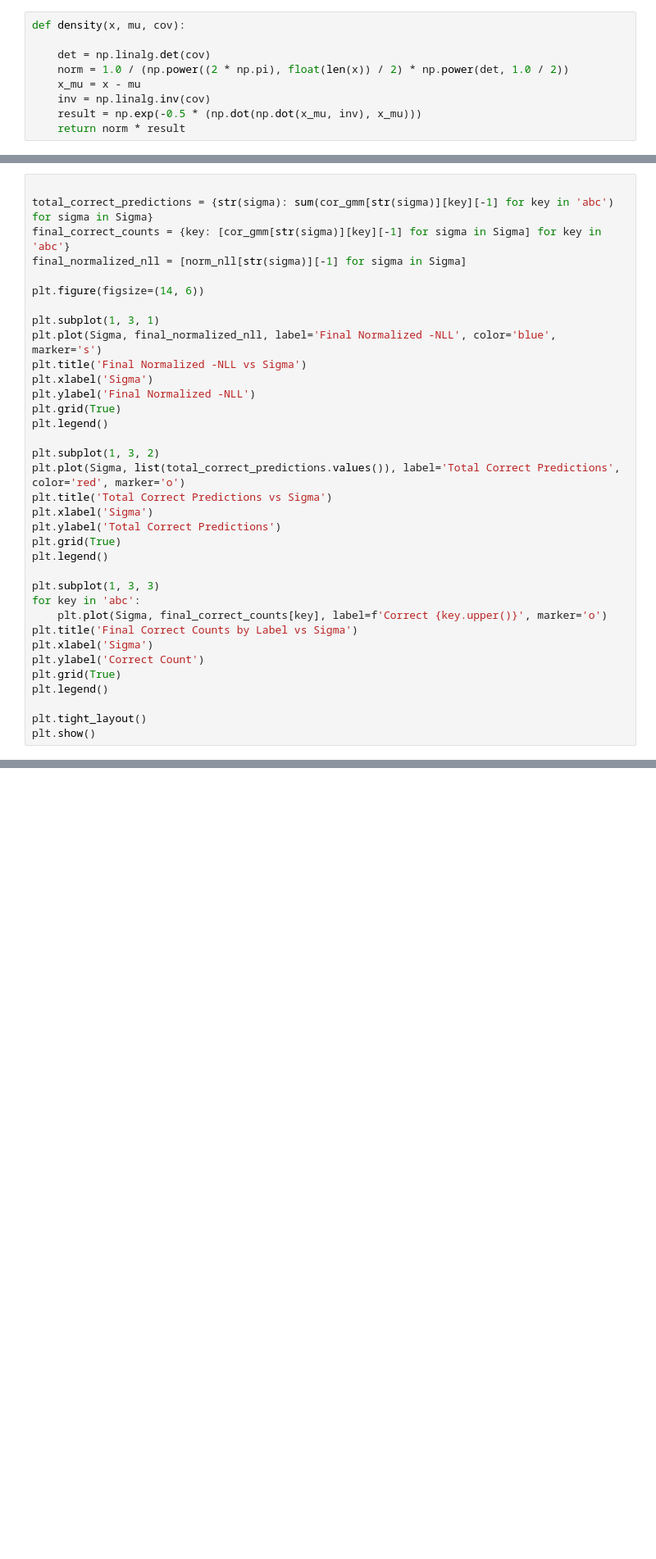
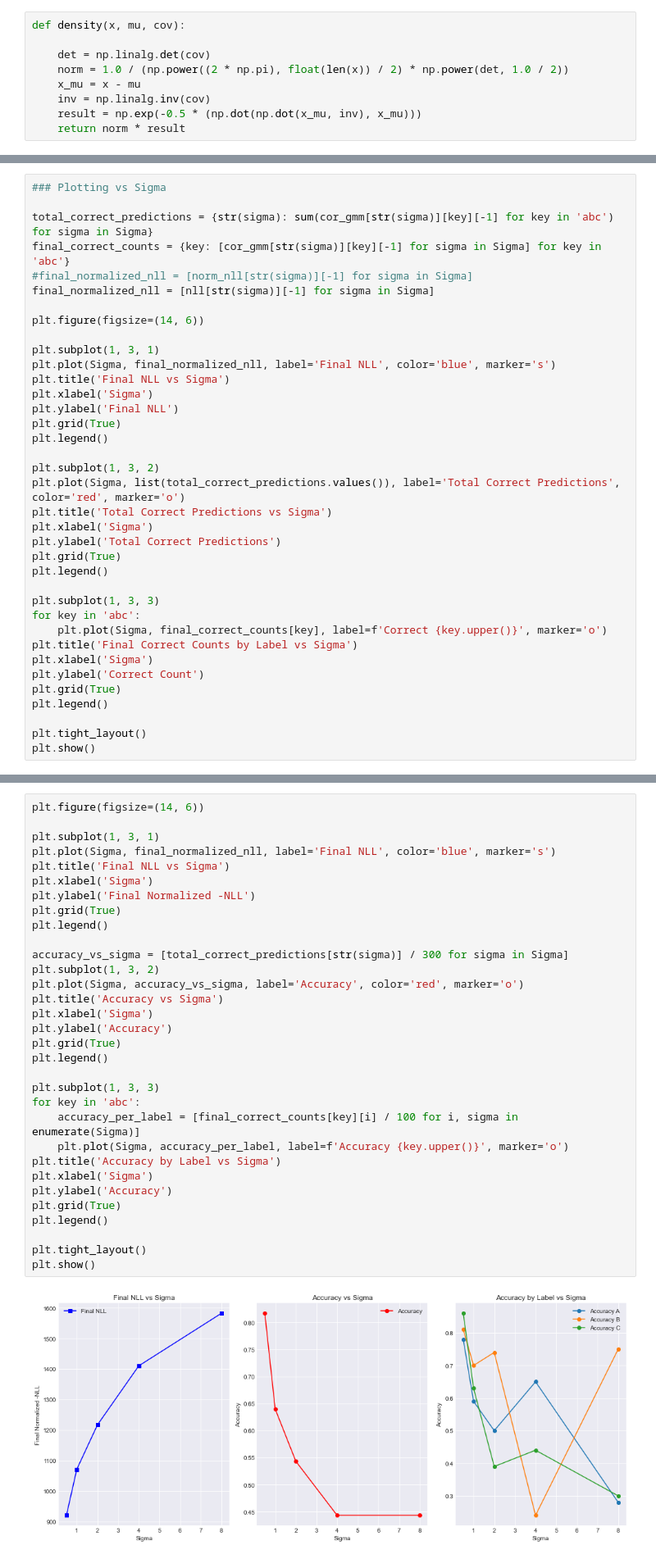
Before and after one commit to mturvillehei/CS_760, a Jupyter notebook: Homework_5/Homework_5_p1.ipynb, the cells around one changed output, grey strips where cells are left out. Shown: that part at 82% size. Drawn from its saved outputs; the diff is of its cells as text; blank space fills up the shorter version.

```diff
--- a/Homework_5/Homework_5_p1.ipynb
+++ b/Homework_5/Homework_5_p1.ipynb
@@ -468,16 +548,18 @@ for sigma in Sigma:
 # %%
+### Plotting vs Sigma
 
 total_correct_predictions = {str(sigma): sum(cor_gmm[str(sigma)][key][-1] for key in 'abc') for sigma in Sigma}
 final_correct_counts = {key: [cor_gmm[str(sigma)][key][-1] for sigma in Sigma] for key in 'abc'}
-final_normalized_nll = [norm_nll[str(sigma)][-1] for sigma in Sigma]
+#final_normalized_nll = [norm_nll[str(sigma)][-1] for sigma in Sigma]
+final_normalized_nll = [nll[str(sigma)][-1] for sigma in Sigma]
 
 plt.figure(figsize=(14, 6))
 
 plt.subplot(1, 3, 1)
-plt.plot(Sigma, final_normalized_nll, label='Final Normalized -NLL', color='blue', marker='s')
-plt.title('Final Normalized -NLL vs Sigma')
+plt.plot(Sigma, final_normalized_nll, label='Final NLL', color='blue', marker='s')
+plt.title('Final NLL vs Sigma')
 plt.xlabel('Sigma')
-plt.ylabel('Final Normalized -NLL')
+plt.ylabel('Final NLL')
 plt.grid(True)
 plt.legend()
 
@@ -504,0 +587,34 @@ plt.show()
+# %%
+plt.figure(figsize=(14, 6))
+
+plt.subplot(1, 3, 1)
+plt.plot(Sigma, final_normalized_nll, label='Final NLL', color='blue', marker='s')
+plt.title('Final NLL vs Sigma')
+plt.xlabel('Sigma')
+plt.ylabel('Final Normalized -NLL')
+plt.grid(True)
+plt.legend()
+
+accuracy_vs_sigma = [total_correct_predictions[str(sigma)] / 300 for sigma in Sigma]
+plt.subplot(1, 3, 2)
+plt.plot(Sigma, accuracy_vs_sigma, label='Accuracy', color='red', marker='o')
+plt.title('Accuracy vs Sigma')
+plt.xlabel('Sigma')
+plt.ylabel('Accuracy')
+plt.grid(True)
+plt.legend()
+
+plt.subplot(1, 3, 3)
+for key in 'abc':
+    accuracy_per_label = [final_correct_counts[key][i] / 100 for i, sigma in enumerate(Sigma)]
+    plt.plot(Sigma, accuracy_per_label, label=f'Accuracy {key.upper()}', marker='o')
+plt.title('Accuracy by Label vs Sigma')
+plt.xlabel('Sigma')
+plt.ylabel('Accuracy')
+plt.grid(True)
+plt.legend()
+
+plt.tight_layout()
+plt.show()
+# %% [output]
+[figure, added]
```
Also changed, not shown: parts of 9 cells of this notebook.
